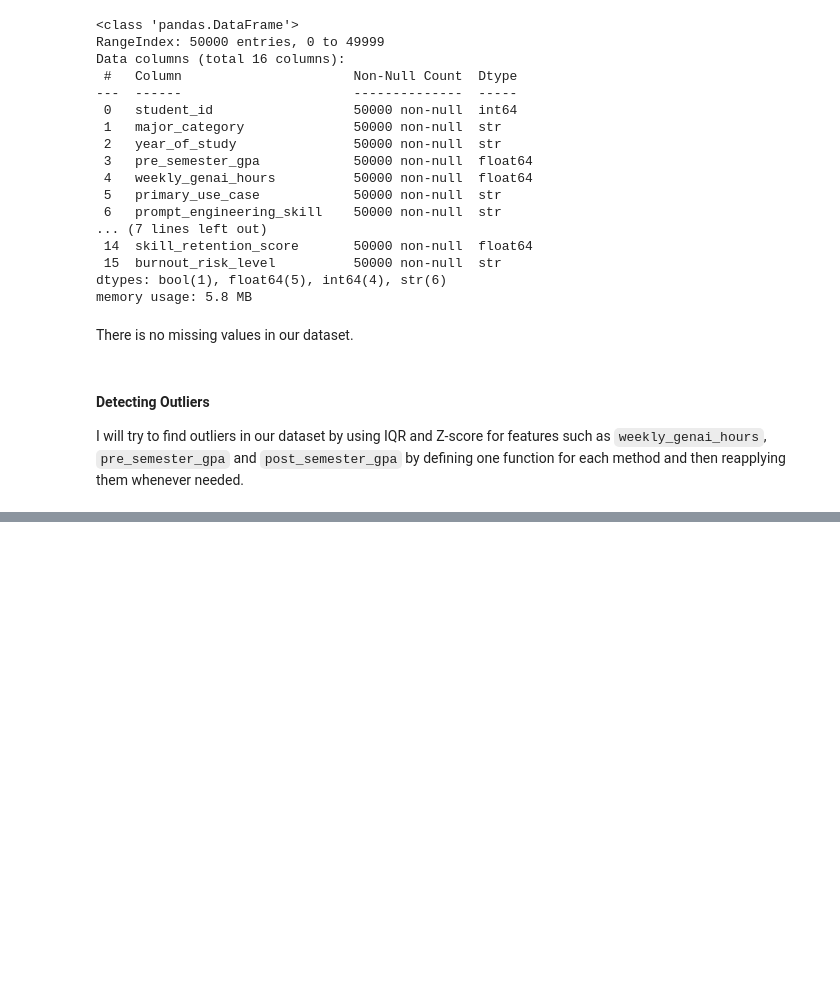
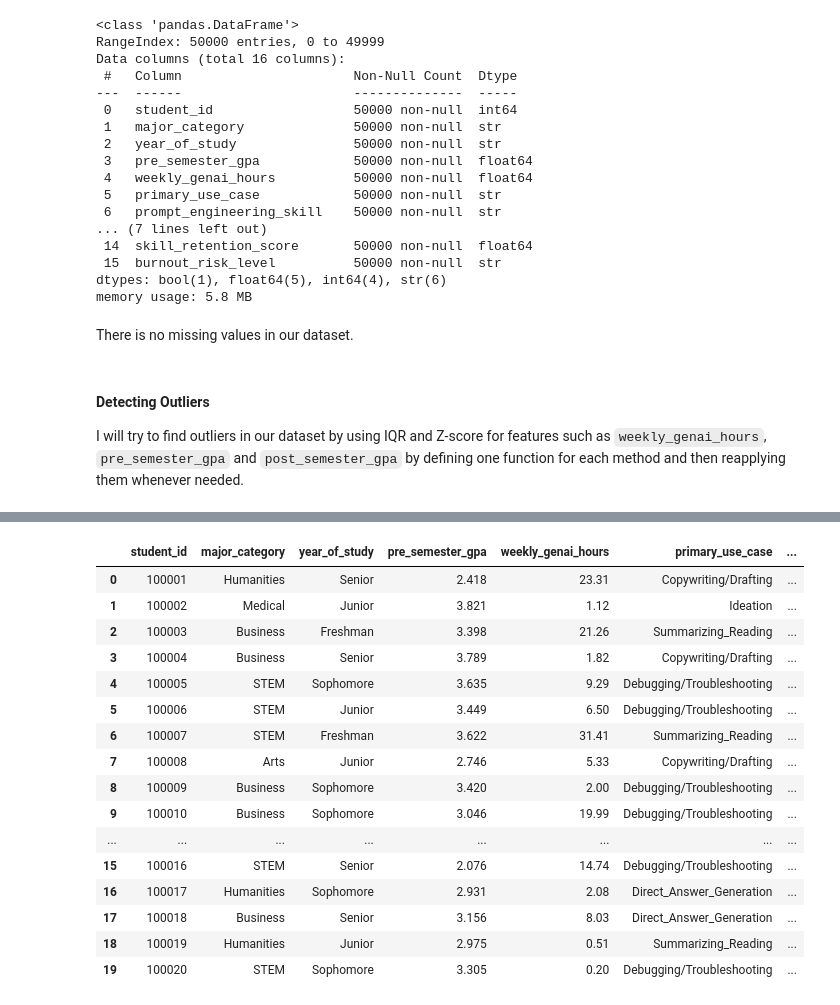
Before and after one commit to smartestnerdfromtown/Data-Science-Projects, a Jupyter notebook: Impact of AI on Students/analysis.ipynb, the cells around one changed output, grey strips where cells are left out. Drawn from its saved outputs; the diff is of its cells as text; code cells hidden in the pictures; blank space fills up the shorter version.

```diff
--- a/Impact of AI on Students/analysis.ipynb
+++ b/Impact of AI on Students/analysis.ipynb
@@ -55,7 +55,13 @@ def z_score(df: pd.DataFrame, column_name: str) -> pd.Series:
 
 	z_scores = (df[column_name] - mean) / std
 	return z_scores
+
+def calculate_iqr(df: pd.DataFrame, column_name: str) -> tuple[float, float, float]:
+	Q1 = df[column_name].quantile(0.25)
+	Q3 = df[column_name].quantile(0.75)
+	IQR = Q3 - Q1
+
+	lower_bound = Q1 - 1.5 * IQR
+	upper_bound = Q3 + 1.5 * IQR
+
+	return IQR, lower_bound, upper_bound
-# %%
-df["weekly_genai_hours_outlier"] = (
-    z_score(df=df, column_name="weekly_genai_hours")
-)
@@ -77,0 +68,34 @@ df[np.abs(df["weekly_genai_hours_outlier"]) > 3]
+# %%
+IQR, lower_bound, upper_bound = calculate_iqr(df=df, column_name="weekly_genai_hours")
+def decide_iqr_outlier_helper(value: int | float) -> str:
+    return "outlier" if value > upper_bound or value < lower_bound else "not_outlier"
+
+def decide_z_score_outlier_helper(z_score: int | float) -> str:
+    return "outlier" if np.abs(z_score) > 3 else "not_outlier"
+
+df["weekly_genai_hours_outlier_iqr"] = df["weekly_genai_hours"].map(decide_iqr_outlier_helper)
+df["weekly_genai_hours_z_score"] = (
+    z_score(df=df, column_name="weekly_genai_hours")
+)
+df["weekly_genai_hours_outlier_z_score"] = df["weekly_genai_hours_z_score"].map(decide_z_score_outlier_helper)
+
+
+df.head(20)
+# %% [output]
+|  | student_id | major_category | year_of_study | pre_semester_gpa | weekly_genai_hours | primary_use_case | ... |
+| 0 | 100001 | Humanities | Senior | 2.418 | 23.31 | Copywriting/Drafting | ... |
+| 1 | 100002 | Medical | Junior | 3.821 | 1.12 | Ideation | ... |
+| 2 | 100003 | Business | Freshman | 3.398 | 21.26 | Summarizing_Reading | ... |
+| 3 | 100004 | Business | Senior | 3.789 | 1.82 | Copywriting/Drafting | ... |
+| 4 | 100005 | STEM | Sophomore | 3.635 | 9.29 | Debugging/Troubleshooting | ... |
+| 5 | 100006 | STEM | Junior | 3.449 | 6.50 | Debugging/Troubleshooting | ... |
+| 6 | 100007 | STEM | Freshman | 3.622 | 31.41 | Summarizing_Reading | ... |
+| 7 | 100008 | Arts | Junior | 2.746 | 5.33 | Copywriting/Drafting | ... |
+| 8 | 100009 | Business | Sophomore | 3.420 | 2.00 | Debugging/Troubleshooting | ... |
+| 9 | 100010 | Business | Sophomore | 3.046 | 19.99 | Debugging/Troubleshooting | ... |
+| ... | ... | ... | ... | ... | ... | ... | ... |
+| 15 | 100016 | STEM | Senior | 2.076 | 14.74 | Debugging/Troubleshooting | ... |
+| 16 | 100017 | Humanities | Sophomore | 2.931 | 2.08 | Direct_Answer_Generation | ... |
+| 17 | 100018 | Business | Senior | 3.156 | 8.03 | Direct_Answer_Generation | ... |
+| 18 | 100019 | Humanities | Junior | 2.975 | 0.51 | Summarizing_Reading | ... |
+| 19 | 100020 | STEM | Sophomore | 3.305 | 0.20 | Debugging/Troubleshooting | ... |
```
Also changed, not shown: parts of 10 cells of this notebook.
